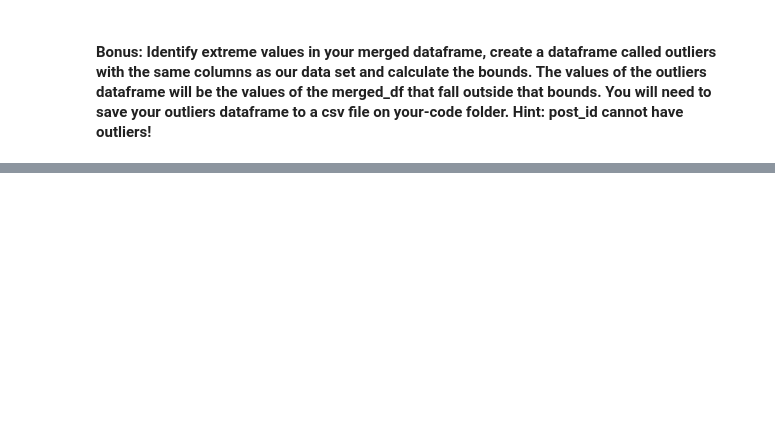
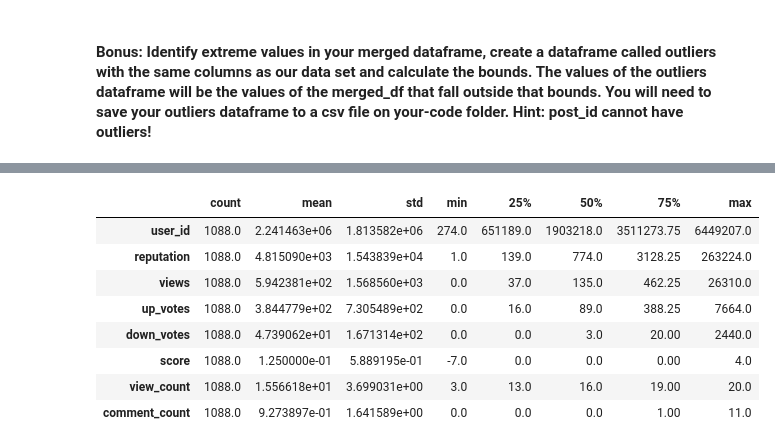
Before and after one commit to EiroaMD/lab-data-cleaning, a Jupyter notebook: your-code/main.ipynb, the cells around one changed output, grey strips where cells are left out. Saved outputs shown, nothing was run; the diff lists cells and outputs as text; code cells hidden in the pictures; blank space fills up the shorter version.

```diff
--- a/your-code/main.ipynb
+++ b/your-code/main.ipynb
@@ -124,0 +177,13 @@ df5.isnull().sum()
+# %%
+stats = stats.T
+stats
+# %% [output]
+|  | count | mean | std | min | 25% | 50% | 75% | max |
+| user_id | 1088.0 | 2.241463e+06 | 1.813582e+06 | 274.0 | 651189.0 | 1903218.0 | 3511273.75 | 6449207.0 |
+| reputation | 1088.0 | 4.815090e+03 | 1.543839e+04 | 1.0 | 139.0 | 774.0 | 3128.25 | 263224.0 |
+| views | 1088.0 | 5.942381e+02 | 1.568560e+03 | 0.0 | 37.0 | 135.0 | 462.25 | 26310.0 |
+| up_votes | 1088.0 | 3.844779e+02 | 7.305489e+02 | 0.0 | 16.0 | 89.0 | 388.25 | 7664.0 |
+| down_votes | 1088.0 | 4.739062e+01 | 1.671314e+02 | 0.0 | 0.0 | 3.0 | 20.00 | 2440.0 |
+| score | 1088.0 | 1.250000e-01 | 5.889195e-01 | -7.0 | 0.0 | 0.0 | 0.00 | 4.0 |
+| view_count | 1088.0 | 1.556618e+01 | 3.699031e+00 | 3.0 | 13.0 | 16.0 | 19.00 | 20.0 |
+| comment_count | 1088.0 | 9.273897e-01 | 1.641589e+00 | 0.0 | 0.0 | 0.0 | 1.00 | 11.0 |
```
Also changed, not shown: parts of 17 cells of this notebook, 3 other files.
